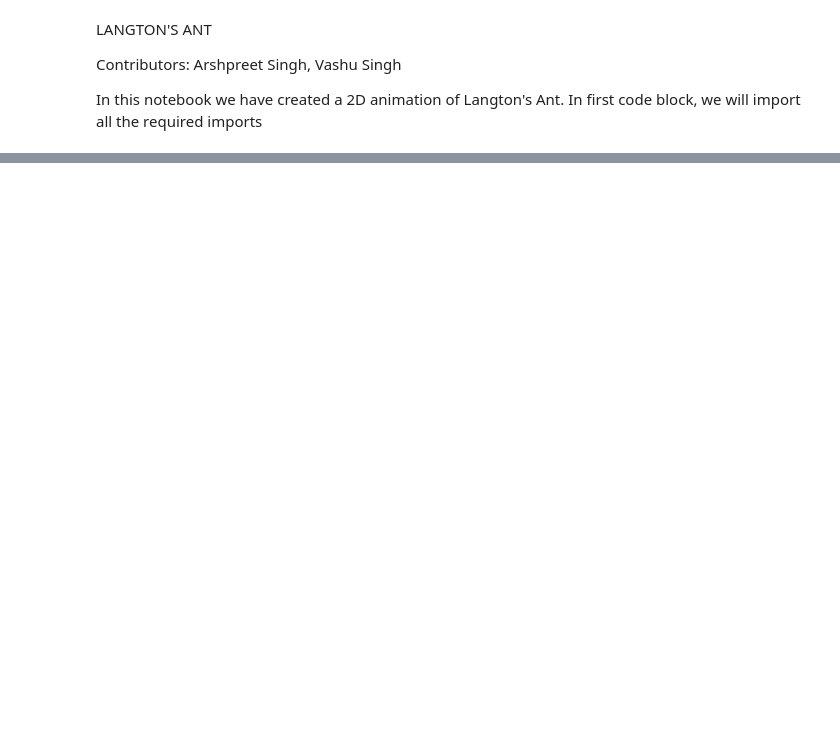
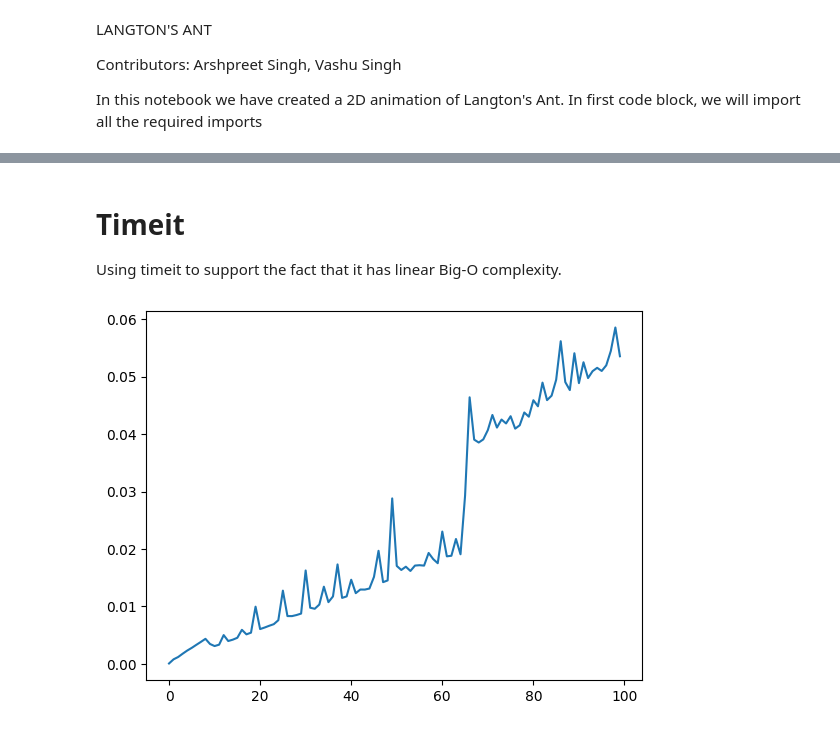
Before and after one commit to Vashusingh44/Comp_165, a Jupyter notebook: project2.ipynb, the cells around one changed output, grey strips where cells are left out. Cells and saved outputs as stored; diff of their text form; code cells hidden in the pictures; blank space fills up the shorter version.

```diff
--- a/project2.ipynb
+++ b/project2.ipynb
@@ -95,7 +102,8 @@ class Ant2D:
 
   def __init__(self, size, ants):
     ''' This function initializes the object by taking the size of ground and ant's initial direction as input '''
-    self.ground = np.zeros((size,size), np.uint8)
+    self.size = size
+    self.ground = np.zeros((self.size,self.size), np.uint8)
     self.ants = ants
 
 
@@ -118,6 +126,11 @@ class Ant2D:
       elif ant.dir == ant.LEFT:
             ant.pos[1] -= 1
 
+  def simulation(self, n):
+    for i in range(n):
+      self.step()
+
+
   def draw(self, axes=None, step=''):
      axes = axes or plt.gca()   # use pyplot's current axes if none are provided.
      plot_2d_array(self.ground, axes, title=f"Langton's Ant {step}")
@@ -137,0 +153,17 @@ animm.animate()
+# %% [markdown]
+# Timeit
+Using timeit to support the fact that it has linear Big-O complexity.
+# %%
+def time_calculation(n):
+  time = dict()
+  for i in range(n):
+    test_ant = Ant([100,100])
+    test_world = Ant2D(200,(test_ant,))
+    time_taken = timeit(lambda: test_world.simulation(i), number = 100)
+    time[i] = time_taken
+  plt.plot(time.keys(), time.values())
+
+
+time_calculation( 100)
+# %% [output]
+[figure, added]
```
Also changed, not shown: parts of 8 cells of this notebook.
